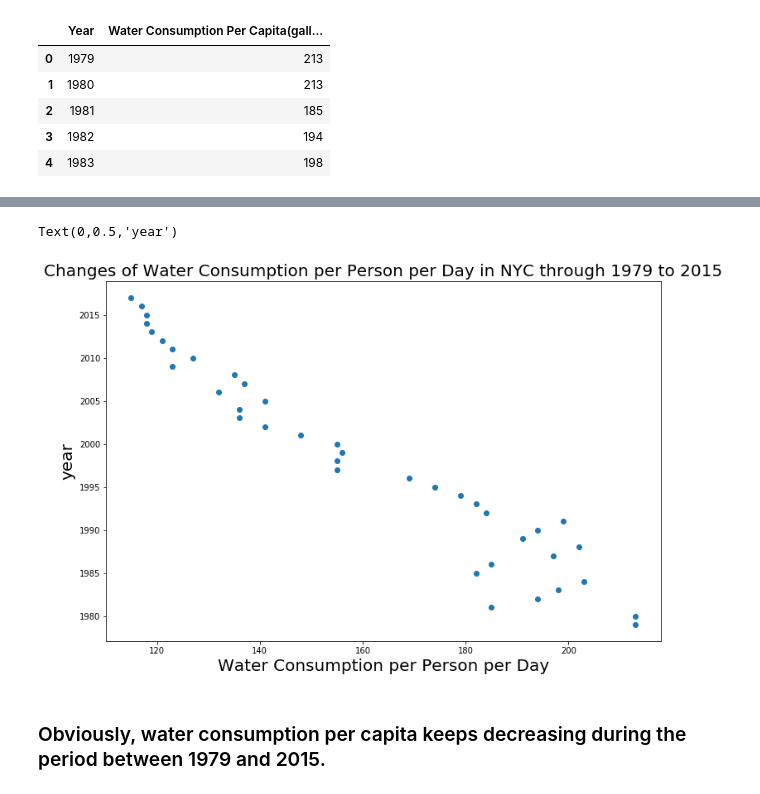
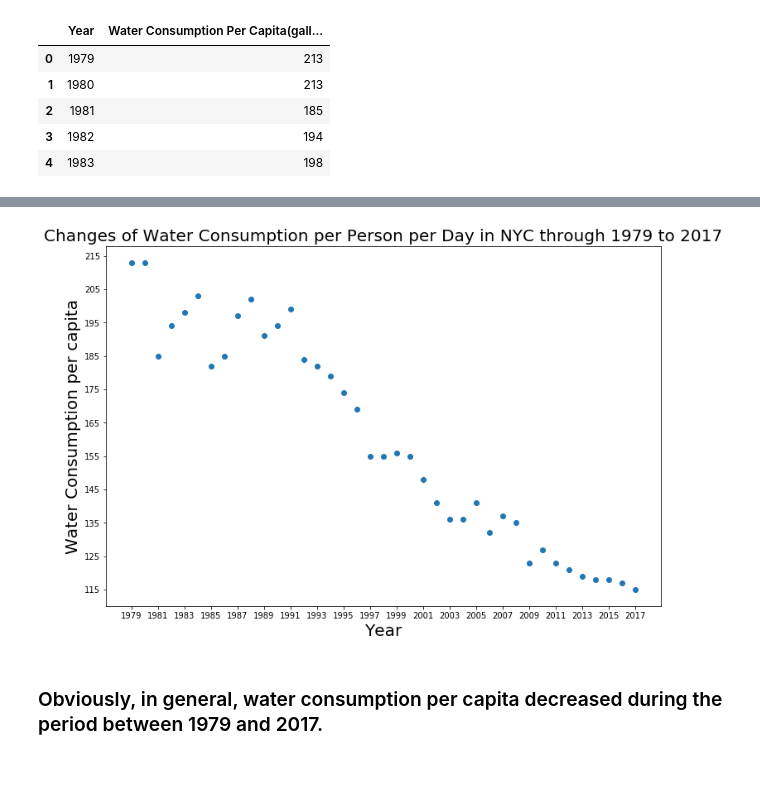
Before and after one commit to sg5718/PUI2018_sg5718, a Jupyter notebook: HW8_sg5718/Assignment1_sg5718.ipynb, the cells around one changed output, grey strips where cells are left out. Drawn from its saved outputs; the diff is of its cells as text; code cells hidden in the pictures.

```diff
--- a/HW8_sg5718/Assignment1_sg5718.ipynb
+++ b/HW8_sg5718/Assignment1_sg5718.ipynb
@@ -64,11 +76,13 @@ wcny.head()
 # %%
 figure = plt.figure(figsize=(12, 8))
-plt.scatter(wcny["Water Consumption Per Capita(gallons)"], wcny["Year"])
-plt.title("Changes of Water Consumption per Person per Day in NYC through 1979 to 2015", fontsize=20)
-plt.xlabel("Water Consumption per Person per Day", fontsize=20)
-plt.ylabel("year", fontsize=20)
+plt.scatter(x=wcny["Year"], y=wcny["Water Consumption Per Capita(gallons)"])
+plt.title("Changes of Water Consumption per Person per Day in NYC through 1979 to 2017", fontsize=20)
+plt.xlabel("Year", fontsize=20)
+plt.ylabel("Water Consumption per capita", fontsize=20)
+plt.yticks(np.arange(115, 220, 10.0))
+plt.xticks(np.arange(1979, 2018, 2.0))
+plt.show()
 # %% [output]
-Text(0,0.5,'year')
-[figure, old version]
+[figure, new version]
 # %% [markdown]
-### Obviously,  water consumption per capita keeps decreasing during the period between 1979 and 2015.
+### Obviously, in general, water consumption per capita decreased during the period between 1979 and 2017.
```
Also changed, not shown: parts of 1 cell of this notebook, 1 other file.
